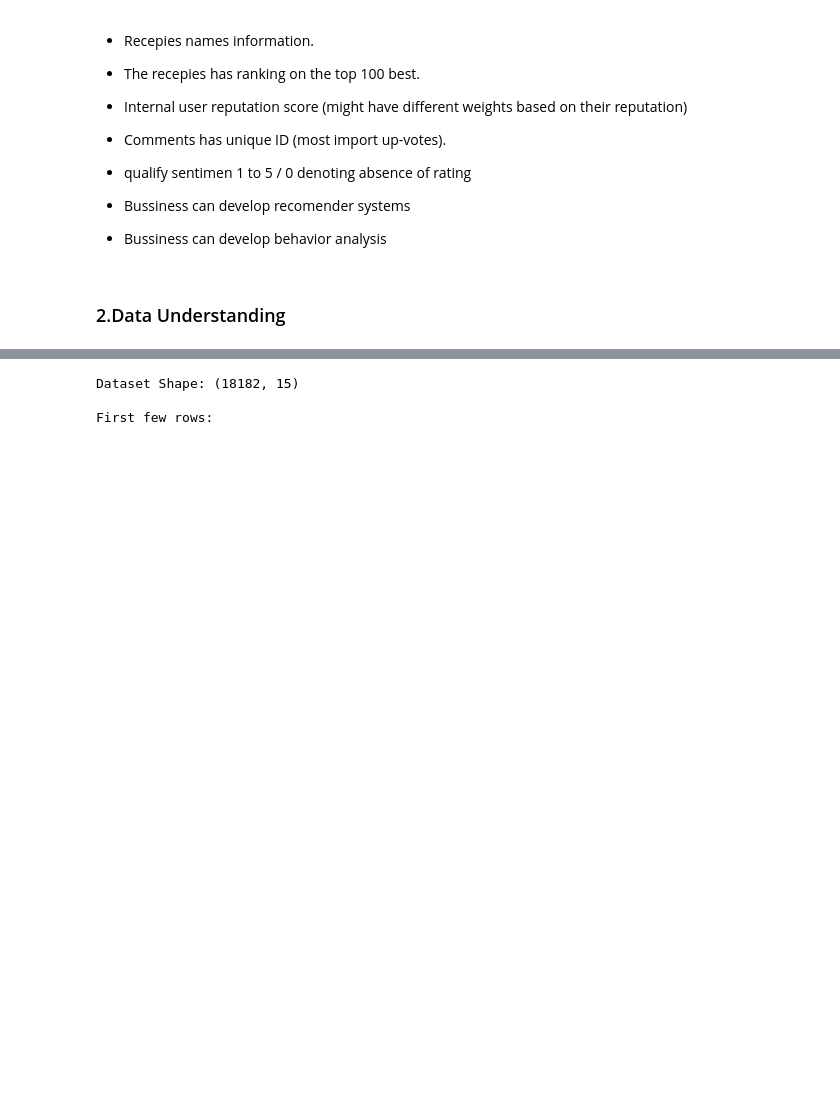
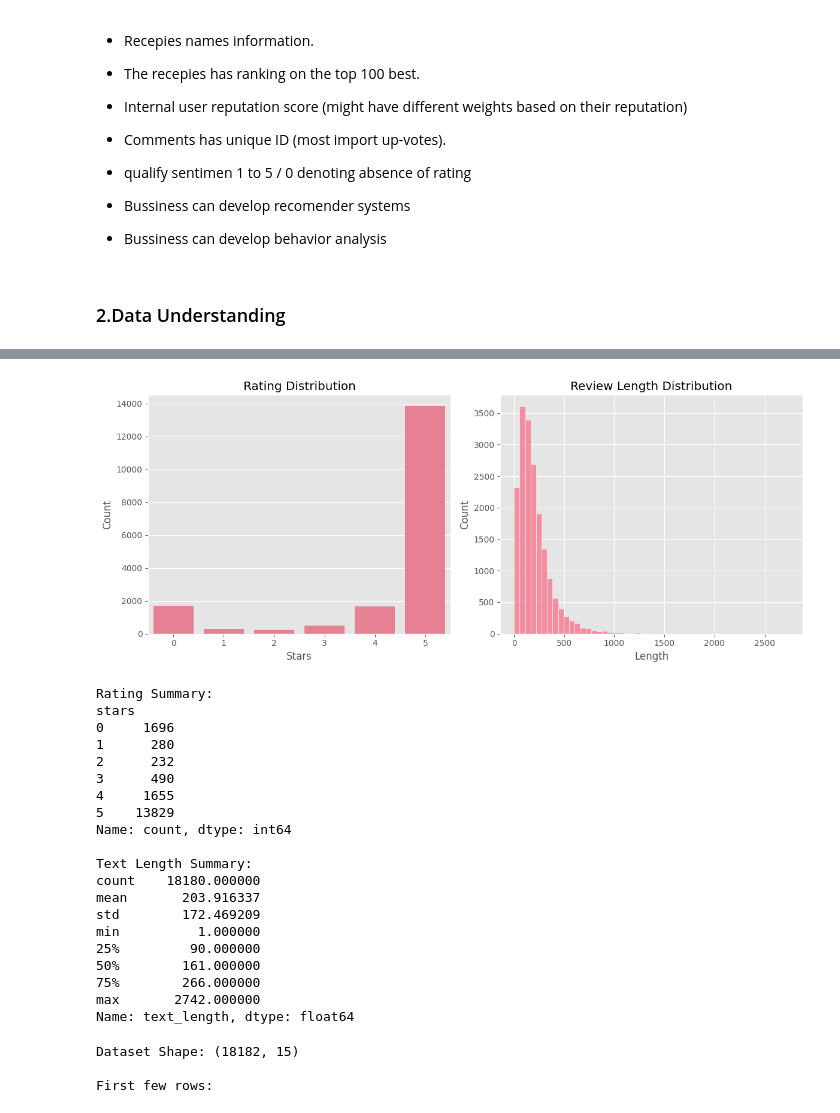
Before and after one commit to Geovannyy/Geovannyy-ML-DM-with-Python-and-Azure-ML-Studio, a Jupyter notebook: notebooks/Task_3_Sentiment_Analysis.ipynb, the cells around one changed output, grey strips where cells are left out. Drawn from its saved outputs; the diff is of its cells as text; code cells hidden in the pictures; blank space fills up the shorter version.

```diff
--- a/notebooks/Task_3_Sentiment_Analysis.ipynb
+++ b/notebooks/Task_3_Sentiment_Analysis.ipynb
@@ -51,3 +138,69 @@ torch.manual_seed(92)
+# %%
+# Cell 4: Basic Data Exploration
+def explore_data(df: pd.DataFrame, config: Config) -> None:
+    """
+    Perform initial data exploration and create visualizations.
+
+    Args:
+        df: Input DataFrame
+        config: Project configuration object
+    """
+    # Rating distribution
+    plt.figure(figsize=(12, 5))
+
+    # Stars distribution
+    plt.subplot(1, 2, 1)
+    sns.countplot(data=df, x='stars')
+    plt.title('Rating Distribution')
+    plt.xlabel('Stars')
+    plt.ylabel('Count')
+
+    # Save distribution plot
+    plt.savefig(f"{config.FIGURES_PATH}rating_distribution.png")
+
+    # Review length distribution
+    plt.subplot(1, 2, 2)
+    df['text_length'] = df['text'].str.len()
+    sns.histplot(data=df, x='text_length', bins=50)
+    plt.title('Review Length Distribution')
+    plt.xlabel('Length')
+    plt.ylabel('Count')
+
+    plt.tight_layout()
+    plt.savefig(f"{config.FIGURES_PATH}text_length_distribution.png")
+    plt.show()
+
+    # Print summary statistics
+    print("\nRating Summary:")
+    print(df['stars'].value_counts().sort_index())
+
+    print("\nText Length Summary:")
+    print(df['text_length'].describe())
+
+# Explore data
+explore_data(df, config)
+# %% [output]
+[figure, added]
+Rating Summary:
+stars
+0     1696
+1      280
+2      232
+3      490
+4     1655
+5    13829
+Name: count, dtype: int64
+
+Text Length Summary:
+count    18180.000000
+mean       203.916337
+std        172.469209
+min          1.000000
+25%         90.000000
+50%        161.000000
+75%        266.000000
+max       2742.000000
+Name: text_length, dtype: float64
 # %%
 # Load dataset
 df = pd.read_csv("../data/raw/Recipe Reviews and User Feedback Dataset.csv")
```
Also changed, not shown: parts of 23 cells of this notebook, 14 other files.
